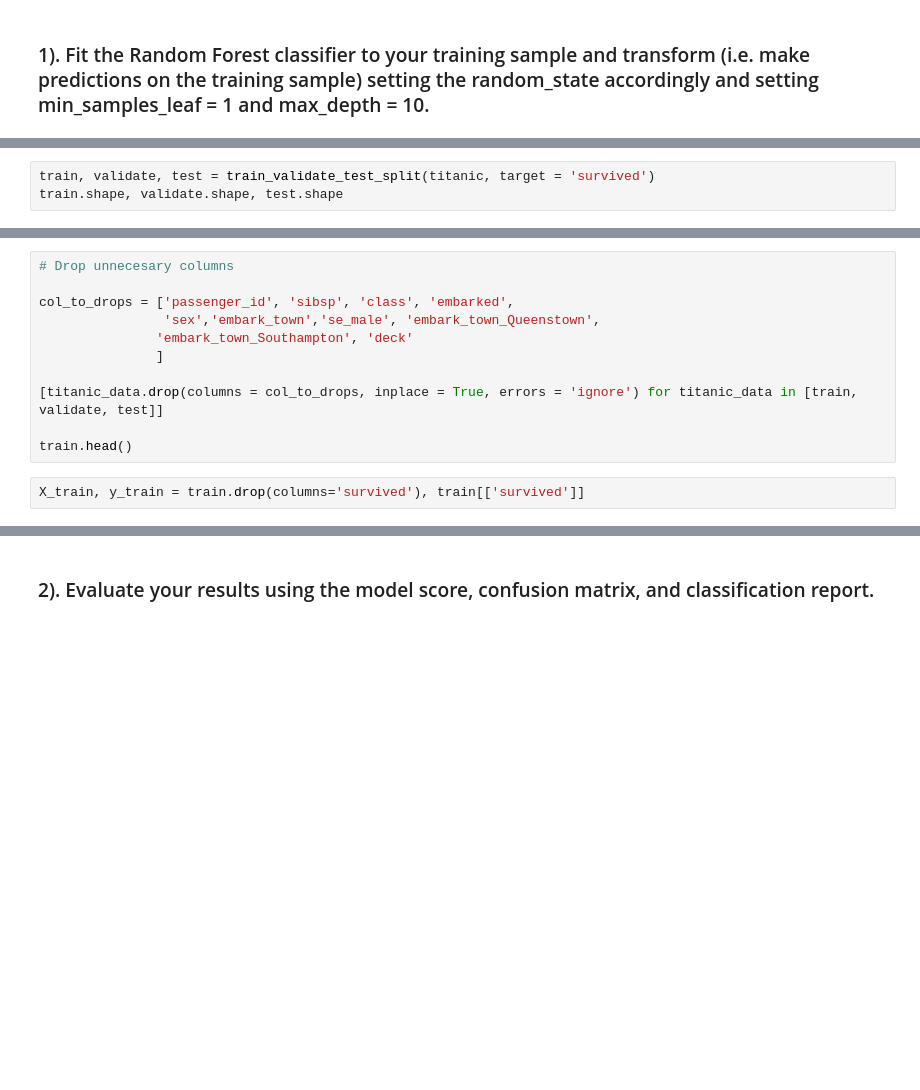
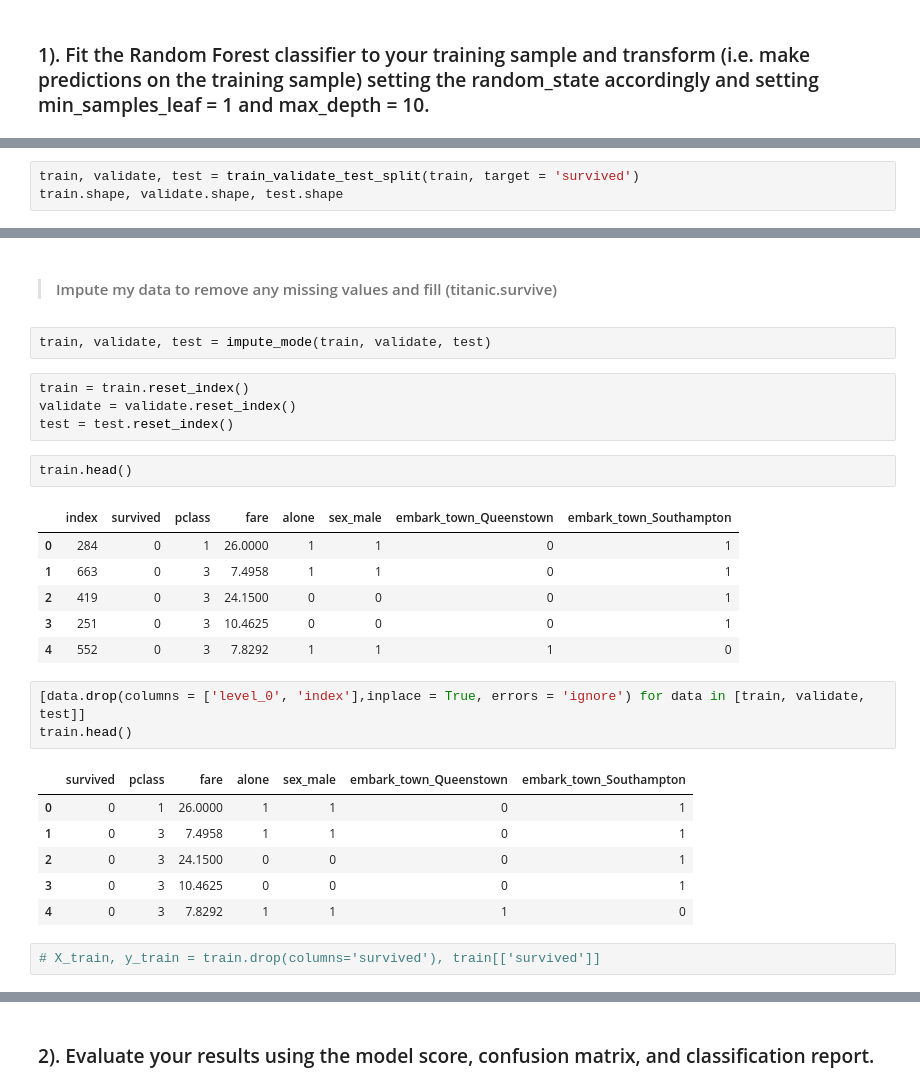
Before and after one commit to stephenkipkurui/regression-exercises, a Jupyter notebook: model.ipynb, the cells around one changed output, grey strips where cells are left out. Drawn from its saved outputs; the diff is of its cells as text; blank space fills up the shorter version.

```diff
--- a/model.ipynb
+++ b/model.ipynb
@@ -457,3 +509,3 @@ graph.render('titanic_model_2_tree', view=True)
 # %%
-train, validate, test = train_validate_test_split(titanic, target = 'survived')
+train, validate, test = train_validate_test_split(train, target = 'survived')
 train.shape, validate.shape, test.shape
@@ -462,13 +523,29 @@ train
+# %% [markdown]
+> #### Impute my data to remove any missing values and fill (titanic.survive)
+# %%
+train, validate, test = impute_mode(train, validate, test)
+# %%
+train = train.reset_index()
+validate = validate.reset_index()
+test = test.reset_index()
+# %%
+train.head()
+# %% [output]
+|  | index | survived | pclass | fare | alone | sex_male | embark_town_Queenstown | embark_town_Southampton |
+| 0 | 284 | 0 | 1 | 26.0000 | 1 | 1 | 0 | 1 |
+| 1 | 663 | 0 | 3 | 7.4958 | 1 | 1 | 0 | 1 |
+| 2 | 419 | 0 | 3 | 24.1500 | 0 | 0 | 0 | 1 |
+| 3 | 251 | 0 | 3 | 10.4625 | 0 | 0 | 0 | 1 |
+| 4 | 552 | 0 | 3 | 7.8292 | 1 | 1 | 1 | 0 |
 # %%
-# Drop unnecesary columns
-
-col_to_drops = ['passenger_id', 'sibsp', 'class', 'embarked',
-                'sex','embark_town','se_male', 'embark_town_Queenstown',
-               'embark_town_Southampton', 'deck'
-               ]
-
-[titanic_data.drop(columns = col_to_drops, inplace = True, errors = 'ignore') for titanic_data in [train, validate, test]]
-
+[data.drop(columns = ['level_0', 'index'],inplace = True, errors = 'ignore') for data in [train, validate, test]]
 train.head()
+# %% [output]
+|  | survived | pclass | fare | alone | sex_male | embark_town_Queenstown | embark_town_Southampton |
+| 0 | 0 | 1 | 26.0000 | 1 | 1 | 0 | 1 |
+| 1 | 0 | 3 | 7.4958 | 1 | 1 | 0 | 1 |
+| 2 | 0 | 3 | 24.1500 | 0 | 0 | 0 | 1 |
+| 3 | 0 | 3 | 10.4625 | 0 | 0 | 0 | 1 |
+| 4 | 0 | 3 | 7.8292 | 1 | 1 | 1 | 0 |
 # %%
-X_train, y_train = train.drop(columns='survived'), train[['survived']]
+# X_train, y_train = train.drop(columns='survived'), train[['survived']]
```
Also changed, not shown: parts of 39 cells of this notebook.
